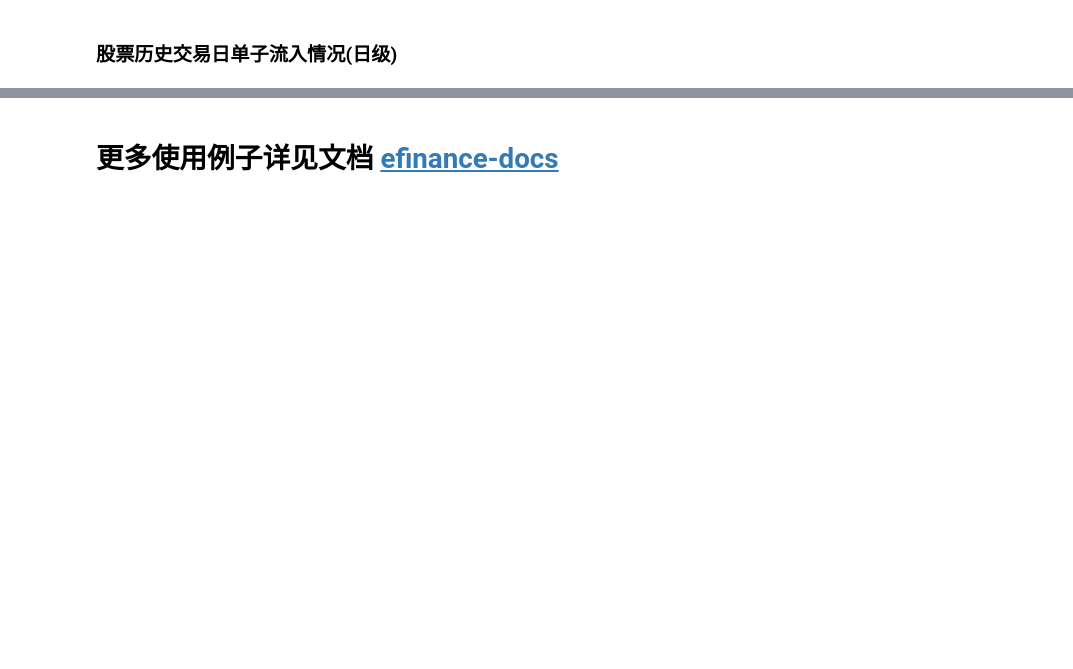
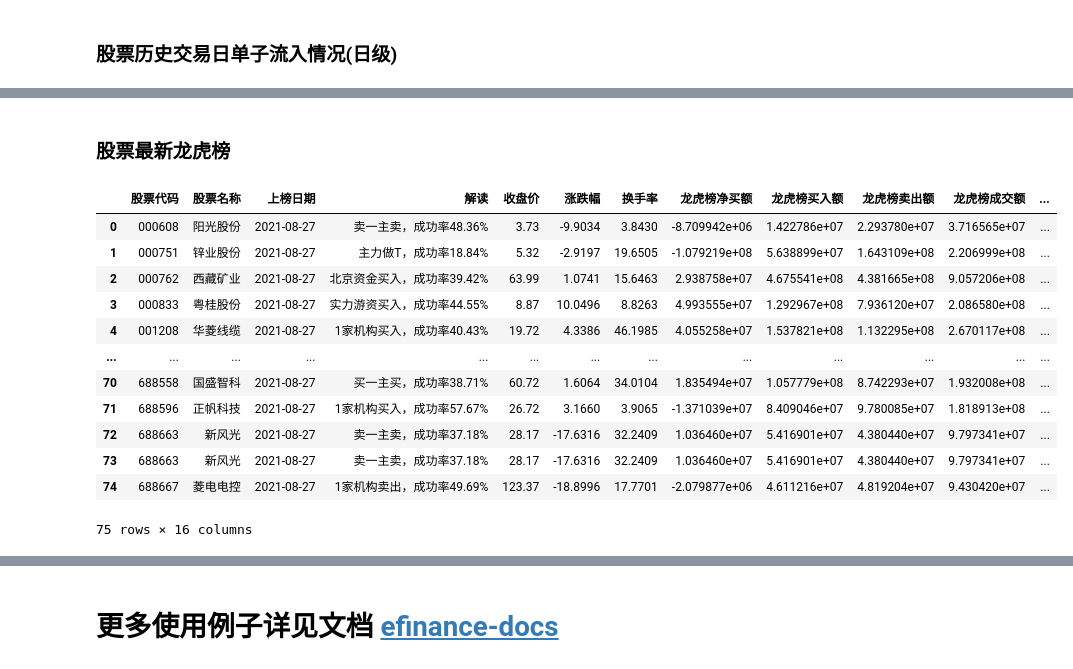
Before and after one commit to Micro-sheep/efinance, a Jupyter notebook: examples/stock.ipynb, the cells around one changed output, grey strips where cells are left out. Saved outputs shown, nothing was run; the diff lists cells and outputs as text; code cells hidden in the pictures; blank space fills up the shorter version.

Commit message:
为 stock 模块添加龙虎榜详情数据获取功能、修复 fund 模块的小问题

```diff
--- a/examples/stock.ipynb
+++ b/examples/stock.ipynb
@@ -186,0 +187,18 @@ ef.stock.get_history_bill('600519')
+# %% [markdown]
+### 股票最新龙虎榜
+# %%
+ef.stock.get_daily_billboard()
+# %% [output]
+|  | 股票代码 | 股票名称 | 上榜日期 | 解读 | 收盘价 | 涨跌幅 | 换手率 | 龙虎榜净买额 | 龙虎榜买入额 | 龙虎榜卖出额 | 龙虎榜成交额 | ... |
+| 0 | 000608 | 阳光股份 | 2021-08-27 | 卖一主卖，成功率48.36% | 3.73 | -9.9034 | 3.8430 | -8.709942e+06 | 1.422786e+07 | 2.293780e+07 | 3.716565e+07 | ... |
+| 1 | 000751 | 锌业股份 | 2021-08-27 | 主力做T，成功率18.84% | 5.32 | -2.9197 | 19.6505 | -1.079219e+08 | 5.638899e+07 | 1.643109e+08 | 2.206999e+08 | ... |
+| 2 | 000762 | 西藏矿业 | 2021-08-27 | 北京资金买入，成功率39.42% | 63.99 | 1.0741 | 15.6463 | 2.938758e+07 | 4.675541e+08 | 4.381665e+08 | 9.057206e+08 | ... |
+| 3 | 000833 | 粤桂股份 | 2021-08-27 | 实力游资买入，成功率44.55% | 8.87 | 10.0496 | 8.8263 | 4.993555e+07 | 1.292967e+08 | 7.936120e+07 | 2.086580e+08 | ... |
+| 4 | 001208 | 华菱线缆 | 2021-08-27 | 1家机构买入，成功率40.43% | 19.72 | 4.3386 | 46.1985 | 4.055258e+07 | 1.537821e+08 | 1.132295e+08 | 2.670117e+08 | ... |
+| ... | ... | ... | ... | ... | ... | ... | ... | ... | ... | ... | ... | ... |
+| 70 | 688558 | 国盛智科 | 2021-08-27 | 买一主买，成功率38.71% | 60.72 | 1.6064 | 34.0104 | 1.835494e+07 | 1.057779e+08 | 8.742293e+07 | 1.932008e+08 | ... |
+| 71 | 688596 | 正帆科技 | 2021-08-27 | 1家机构买入，成功率57.67% | 26.72 | 3.1660 | 3.9065 | -1.371039e+07 | 8.409046e+07 | 9.780085e+07 | 1.818913e+08 | ... |
+| 72 | 688663 | 新风光 | 2021-08-27 | 卖一主卖，成功率37.18% | 28.17 | -17.6316 | 32.2409 | 1.036460e+07 | 5.416901e+07 | 4.380440e+07 | 9.797341e+07 | ... |
+| 73 | 688663 | 新风光 | 2021-08-27 | 卖一主卖，成功率37.18% | 28.17 | -17.6316 | 32.2409 | 1.036460e+07 | 5.416901e+07 | 4.380440e+07 | 9.797341e+07 | ... |
+| 74 | 688667 | 菱电电控 | 2021-08-27 | 1家机构卖出，成功率49.69% | 123.37 | -18.8996 | 17.7701 | -2.079877e+06 | 4.611216e+07 | 4.819204e+07 | 9.430420e+07 | ... |
+75 rows × 16 columns
```
Also changed, not shown: parts of 11 cells of this notebook, 8 other files.
